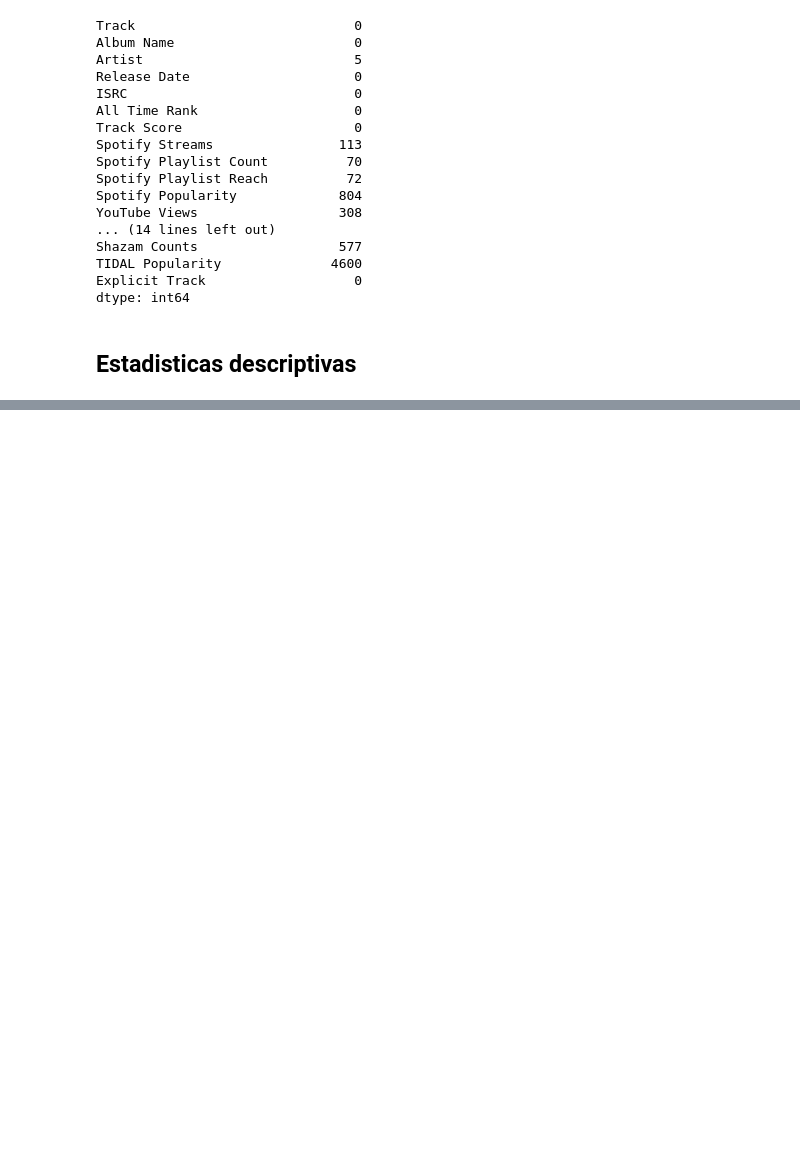
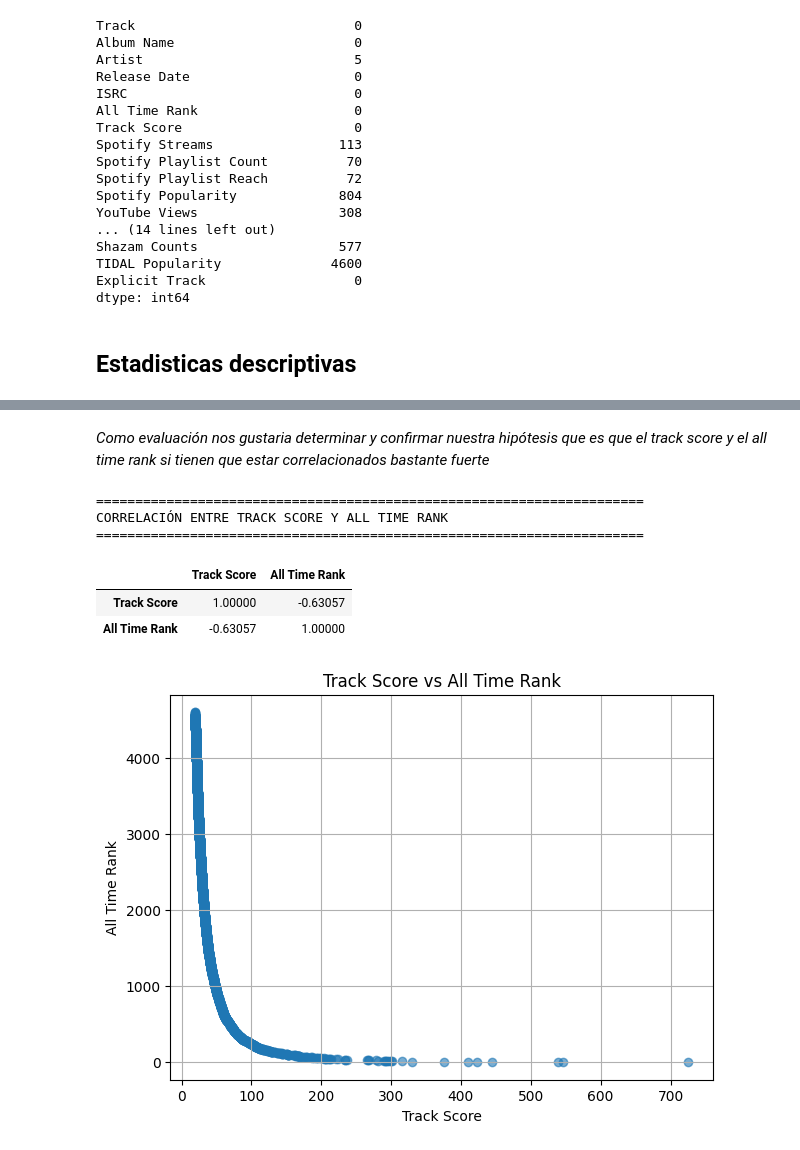
Before and after one commit to JoaquinCampos22155/machine_learning_T1, a Jupyter notebook: machinetarea1.ipynb, the cells around one changed output, grey strips where cells are left out. Saved outputs shown, nothing was run; the diff lists cells and outputs as text; code cells hidden in the pictures; blank space fills up the shorter version.

```diff
--- a/machinetarea1.ipynb
+++ b/machinetarea1.ipynb
@@ -115,0 +383,35 @@ df.describe()
+# %% [markdown]
+*Como evaluación nos gustaria determinar y confirmar nuestra hipótesis que es que el track score y el all time rank si tienen que estar correlacionados bastante fuerte*
+# %%
+import matplotlib.pyplot as plt
+
+print("=" * 70)
+print("CORRELACIÓN ENTRE TRACK SCORE Y ALL TIME RANK")
+
+corr = df_clean[["Track Score", "All Time Rank"]].corr()
+
+display(corr)
+
+plt.figure(figsize=(7,5))
+
+plt.scatter(
+    df_clean["Track Score"],
+    df_clean["All Time Rank"],
+    alpha=0.6
+)
+
+plt.title("Track Score vs All Time Rank")
+plt.xlabel("Track Score")
+plt.ylabel("All Time Rank")
+
+plt.grid(True)
+
+plt.show()
+# %% [output]
+======================================================================
+CORRELACIÓN ENTRE TRACK SCORE Y ALL TIME RANK
+======================================================================
+|  | Track Score | All Time Rank |
+| Track Score | 1.00000 | -0.63057 |
+| All Time Rank | -0.63057 | 1.00000 |
+[figure, added]
```
Also changed, not shown: parts of 17 cells of this notebook.
